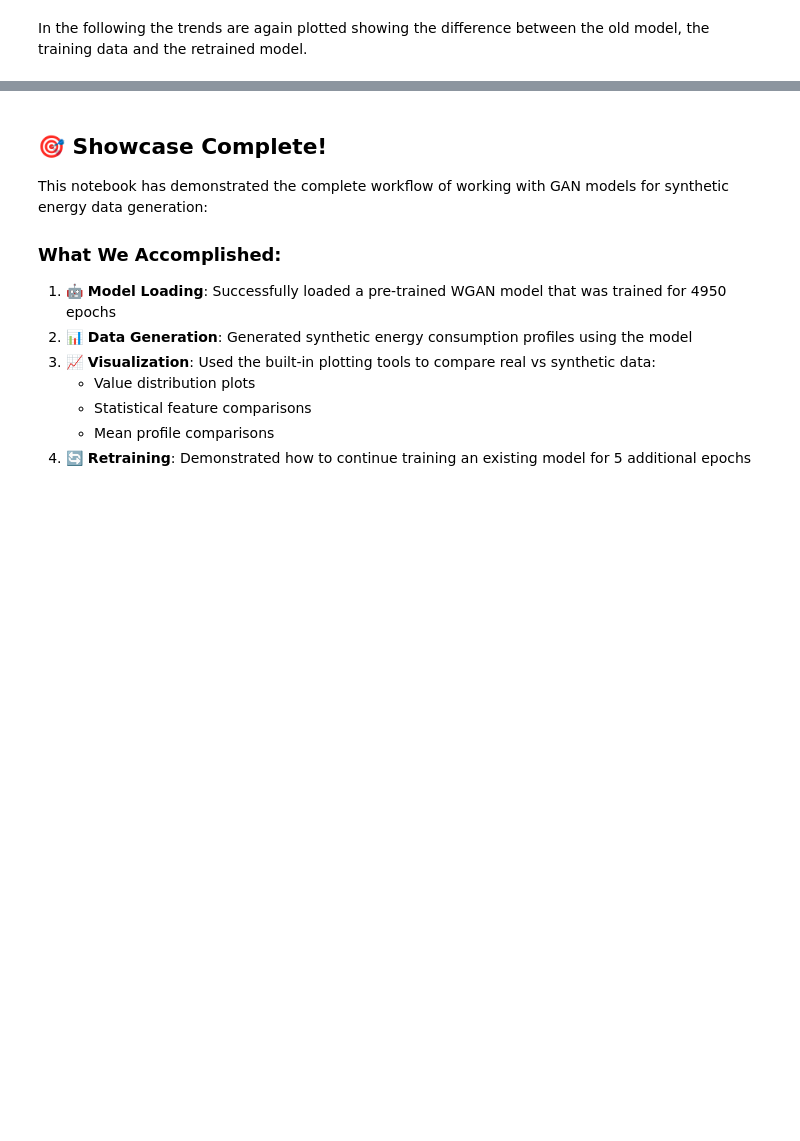
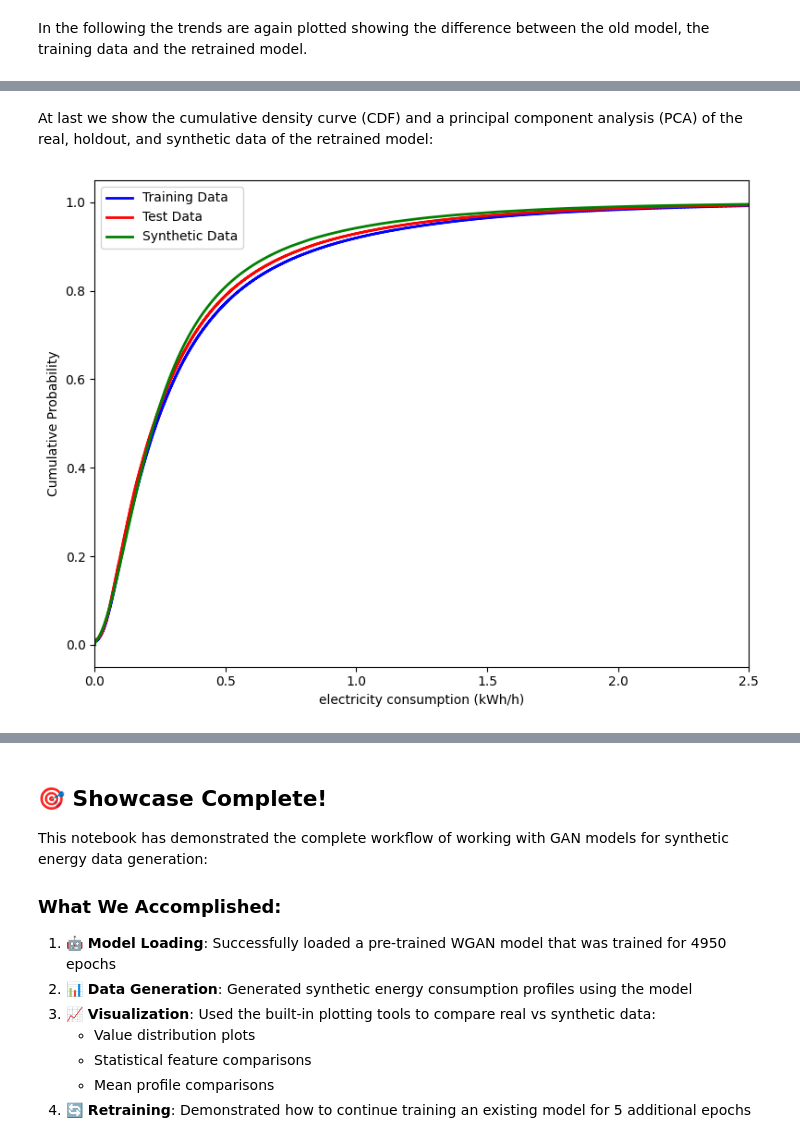
Before and after one commit to MODERATE-Project/Synthetic-Load-Profiles, a Jupyter notebook: showcase.ipynb, the cells around one changed output, grey strips where cells are left out. Cells and saved outputs as stored; diff of their text form; code cells hidden in the pictures; blank space fills up the shorter version.

```diff
--- a/showcase.ipynb
+++ b/showcase.ipynb
@@ -434,0 +435,7 @@ for plot_name, fig in trend_plot_dict.items():
+# %% [markdown]
+At last we show the cumulative density curve (CDF) and a principal component analysis (PCA) of the real, holdout, and synthetic data of the retrained model:
+# %%
+plot = plot_cdf(train_data=train_data, test_data=test_data, synthetic_data=retrained_synthetic_df)
+plot.show()
+# %% [output]
+[figure, added]
```
Also changed, not shown: parts of 10 cells of this notebook, 3 other files.
